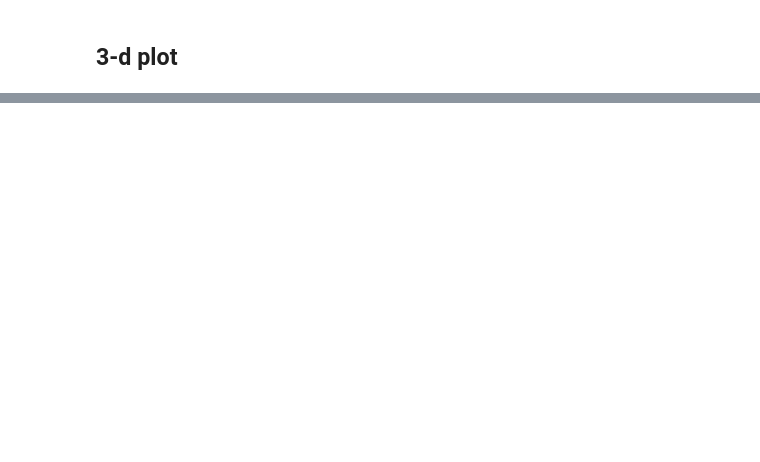
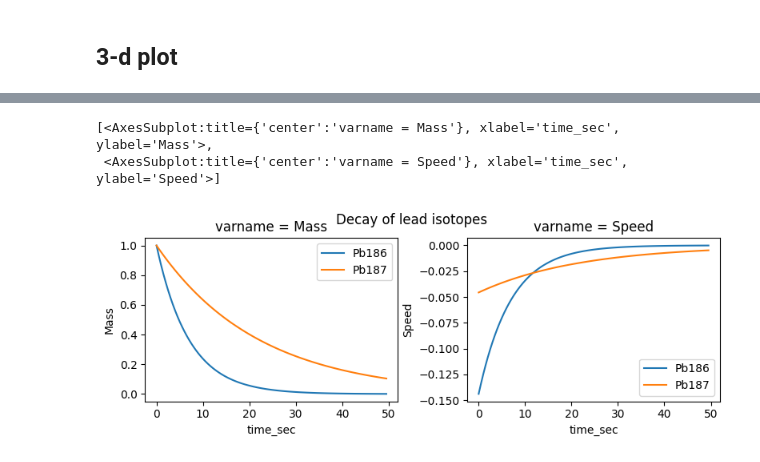
Before and after one commit to danlkv/cartesian-explorer, a Jupyter notebook: examples/Example usage.ipynb, the cells around one changed output, grey strips where cells are left out. Saved outputs shown, nothing was run; the diff lists cells and outputs as text; code cells hidden in the pictures; blank space fills up the shorter version.

```diff
--- a/examples/Example usage.ipynb
+++ b/examples/Example usage.ipynb
@@ -74,0 +100,27 @@ Text(0.5, 1.0, 'sin(z)')
+# %%
+ex4 = Explorer()
+
+@ex4.add_function(provides='Mass', requires=('time_sec', 'T'))
+def mass(time_sec, T):
+    return np.exp(-T*time_sec)
+
+@ex4.add_function(provides='T', requires='isotope')
+def half_lifes(isotope):
+    if isotope == 'Pb186':
+        return np.log(2)/4.82
+    if isotope == 'Pb187':
+        return np.log(2)/15.2
+
+@ex4.add_function(provides='Speed', requires=('time_sec', 'T'))
+def speed(time_sec, T):
+    return -T*np.exp(-T*time_sec)
+# %%
+fig = ex4.plot_variables2d(('Mass', 'Speed'),
+                     isotope=['Pb186', 'Pb187'], time_sec=np.arange(100)/2
+                    )
+fig.suptitle('Decay of lead isotopes')
+fig.axes
+# %% [output]
+[<AxesSubplot:title={'center':'varname = Mass'}, xlabel='time_sec', ylabel='Mass'>,
+ <AxesSubplot:title={'center':'varname = Speed'}, xlabel='time_sec', ylabel='Speed'>]
+[figure, added]
```
Also changed, not shown: parts of 8 cells of this notebook, 2 other files.
